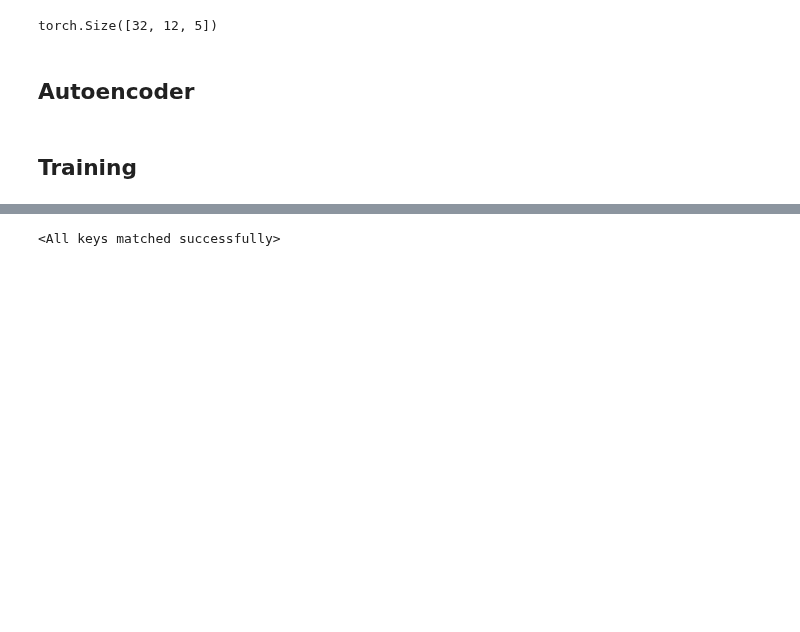
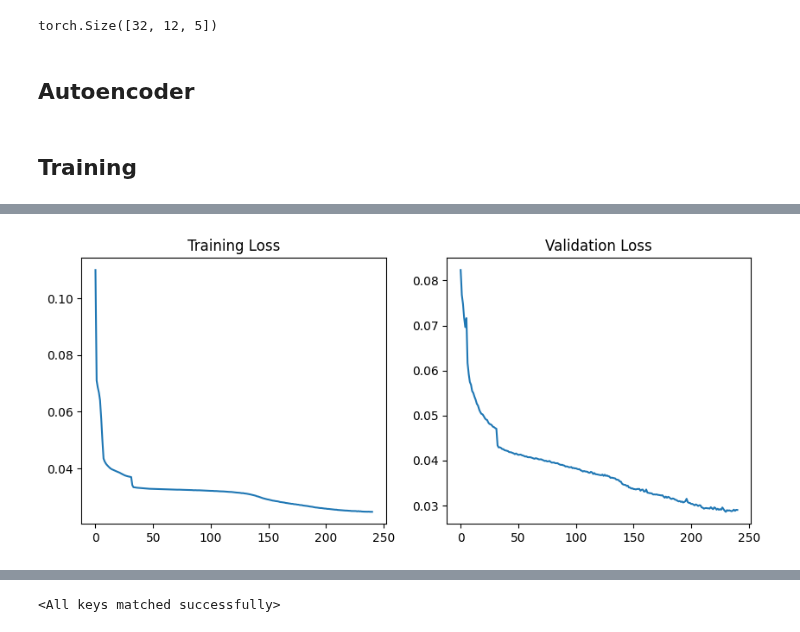
Before and after one commit to arneallwardt/time_series_data_augmentation, a Jupyter notebook: data_generation/VAE/VAE_training.ipynb, the cells around one changed output, grey strips where cells are left out. Drawn from its saved outputs; the diff is of its cells as text; code cells hidden in the pictures; blank space fills up the shorter version.

```diff
--- a/data_generation/VAE/VAE_training.ipynb
+++ b/data_generation/VAE/VAE_training.ipynb
@@ -141,0 +158,12 @@ Early stopping at epoch 68
+# %%
+if not TEST_EXISTING_MODEL:
+    fig, axs = plt.subplots(1, 2, figsize=(10, 4))
+
+        # Diagramm 1 (oben links)
+    axs[0].plot(train_losses, label="BCELoss")
+    axs[0].set_title('Training Loss')
+
+    axs[1].plot(val_losses, label="BCELoss")
+    axs[1].set_title('Validation Loss')
+# %% [output]
+[figure, added]
```
Also changed, not shown: parts of 7 cells of this notebook, 10 other files.
